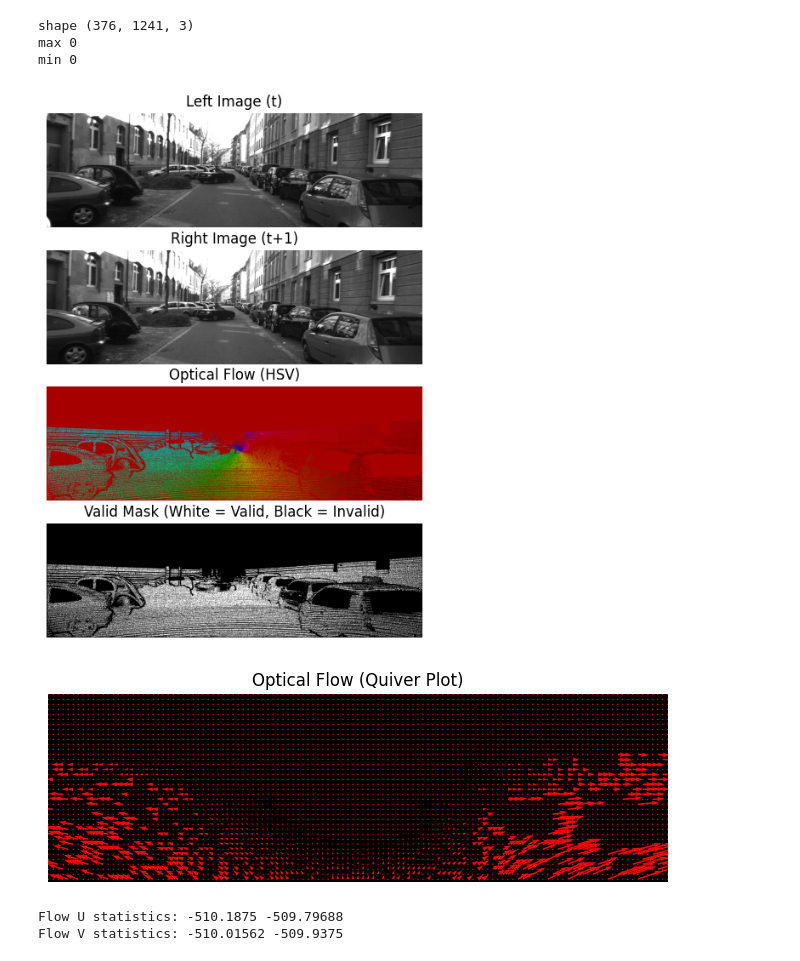
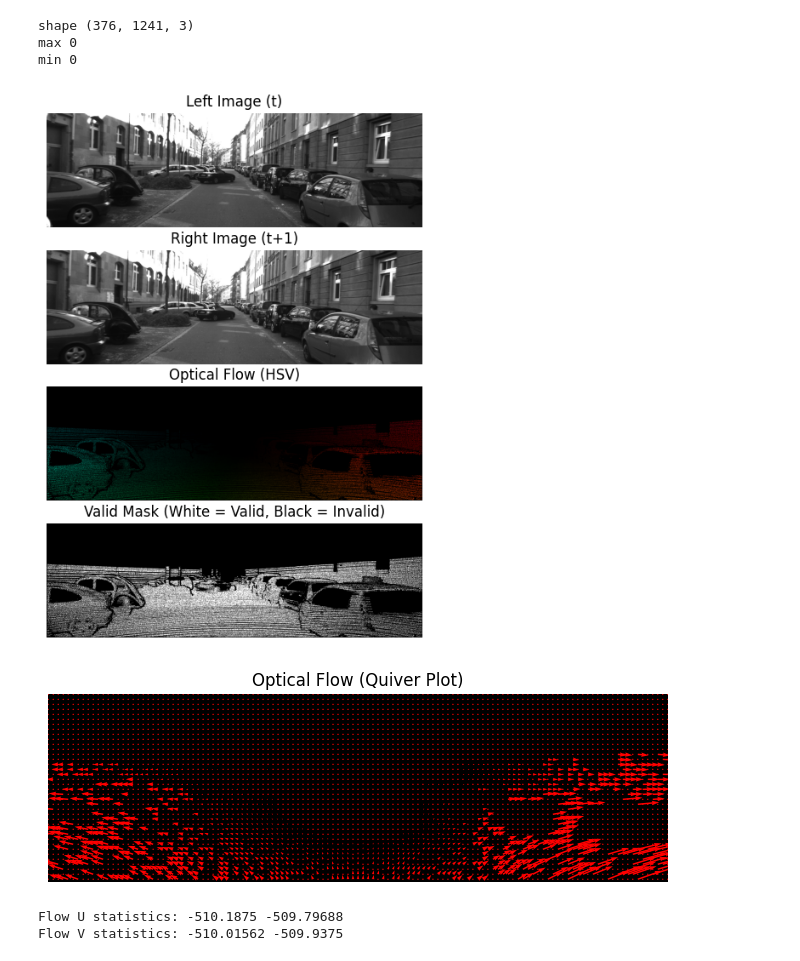
Before and after one commit to mcv-m6-video/mcv-c6-2025-team5, a Jupyter notebook: Week3/dataset_flow/tester.ipynb, the cells around one changed output. Drawn from its saved outputs; the diff is of its cells as text; code cells hidden in the pictures.

```diff
--- a/Week3/dataset_flow/tester.ipynb
+++ b/Week3/dataset_flow/tester.ipynb
@@ -17,10 +17,10 @@ def load_optical_flow(flow_path):
     flow_u[valid == 0] = 0
     flow_v[valid == 0] = 0
 
-    valid_mask = flow_img[:, :, 2] > 0  # 1 = valid flow, 0 = invalid
+    # valid_mask = flow_img[:, :, 2] > 0  # 1 = valid flow, 0 = invalid
     return flow_u, flow_v, valid
 
-def visualize_optical_flow_hsv(flow_u, flow_v, valid_mask):
+def visualize_optical_flow_hsv(flow_u, flow_v):
     """Visualizes optical flow using an HSV color encoding."""
     h, w = flow_u.shape
     magnitude, angle = cv2.cartToPolar(flow_u, flow_v)
@@ -29,11 +29,11 @@ def visualize_optical_flow_hsv(flow_u, flow_v, valid_mask):
     hsv = np.zeros((h, w, 3), dtype=np.uint8)
     hsv[..., 0] = (angle * 180 / np.pi / 2) # Hue (direction)
     hsv[..., 1] = 255  # Saturation
-    hsv[..., 2] =  cv2.normalize(mag, None, 0, 255, cv2.NORM_MINMAX)  # Value (intensity)
+    hsv[..., 2] =  cv2.normalize(magnitude, None, 0, 255, cv2.NORM_MINMAX)  # Value (intensity)
 
     return cv2.cvtColor(hsv, cv2.COLOR_HSV2RGB)  # Convert to RGB for visualization
 
-def visualize_optical_flow_quiver(flow_u, flow_v, valid_mask, step=10):
+def visualize_optical_flow_quiver(flow_u, flow_v, step=10):
     """Visualizes optical flow using a quiver plot (arrows)."""
     h, w = flow_u.shape
     y, x = np.mgrid[0:h:step, 0:w:step]
@@ -58,36 +58,36 @@ flow_u, flow_v, mask = load_optical_flow(flow_path)
 
 
 # Visualize Flow in HSV
-flow_hsv = visualize_optical_flow_hsv(flow_u, flow_v, valid_mask)
+flow_hsv = visualize_optical_flow_hsv(flow_u, flow_v)
 
 # read an image
 img = np.array(cv2.imread(flow_path))
 print(f"shape {img.shape}")
 print(f"max {np.max(img[:,:,0])}")
 print(f"min {np.min(img[:,:,0])}")
 # Plot side-by-side comparison
 fig, axes = plt.subplots(4, 1, figsize=(10, 8))
 axes[0].imshow(image_left)
 axes[0].set_title("Left Image (t)")
 axes[1].imshow(image_right)
 axes[1].set_title("Right Image (t+1)")
 axes[2].imshow(flow_hsv)
 axes[2].set_title("Optical Flow (HSV)")
 axes[3].imshow(mask, cmap="grey")
 axes[3].set_title("Valid Mask (White = Valid, Black = Invalid)")
 
 for ax in axes:
     ax.axis("off")
 
 plt.show()
 
 # Show quiver plot separately
-visualize_optical_flow_quiver(flow_u, flow_v, valid_mask)
+visualize_optical_flow_quiver(flow_u, flow_v)
 # %% [output]
 shape (376, 1241, 3)
 max 0
 min 0
-[figure, old version]
+[figure, new version]
 [figure]
 # %%
 # Taken from Team 1 - 2021
```
Also changed, not shown: parts of 1 cell of this notebook, 2 other files.
